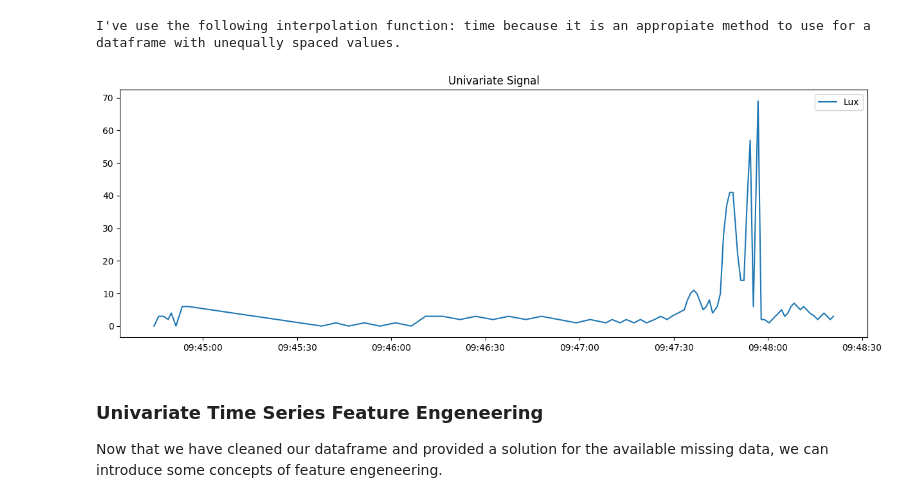
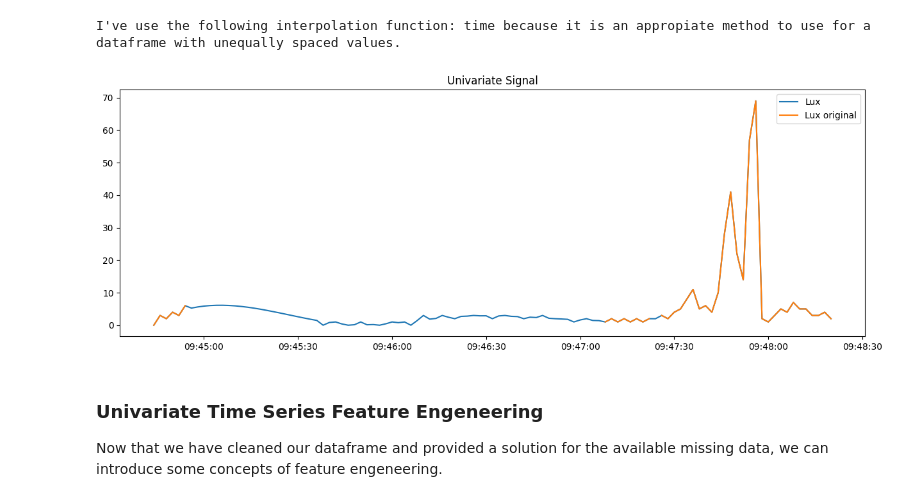
Before and after one commit to cesarz10/Data-Analytics-Healthcare, a Jupyter notebook: Lab_3_mobile/Lab_3_Mobile.ipynb, the cells around one changed output. Saved outputs shown, nothing was run; the diff lists cells and outputs as text; code cells hidden in the pictures.

```diff
--- a/Lab_3_mobile/Lab_3_Mobile.ipynb
+++ b/Lab_3_mobile/Lab_3_Mobile.ipynb
@@ -292,7 +295,8 @@ We still want our signal to be represented as an 0.5Hz time series. We have a va
 
 **Use the Pandas resample functionality and always keep the first value found. Warning: the resample function requires you to provide the sampling period instead of the sampling rate!**
 # %%
-resampled = df.resample('0.00833T').first() # minutes to seconds -> 0.5/60 = 0.00833...
+# resampled = df.resample('0.00833T').first() # minutes to seconds -> 0.5/60 = 0.00833...
+resampled = df.resample('2s').first() # minutes to seconds -> 0.5/60 = 0.00833...
 
 resampled
 # %% [output]
@@ -343,7 +347,7 @@ We don't want these gaps in our data. To solve this, we can interpolate the time
 
 **Use the Pandas interpolate function and try to fill in the gap as realistic as possible. Use an appropriate interpolation technique and explain why you would use this technique here. Make a plot to show that your interpolation function works** <br> https://pandas.pydata.org/docs/reference/api/pandas.DataFrame.interpolate.html#pandas-dataframe-interpolate
 # %%
-resampled['interpolated_value'] = resampled['value'].interpolate(method='time')
+resampled['interpolated_value'] = resampled['value'].interpolate(method='spline', order=3)
 resampled
 # %% [output]
 |  | time | elapsed_seconds | value | time_utc | time_belgium | interpolated_value |
@@ -370,13 +374,14 @@ I've use the following interpolation function: time because it is an appropiate
 # %%
 fig, axes = plt.subplots(1, figsize=(15, 5))
 
 # Now, let's plot the lux values
 axes.plot(resampled['interpolated_value'],label='Lux')
+axes.plot(resampled['value'],label='Lux original')
 axes.set_title("Univariate Signal")
 axes.legend()
 plt.show()
 # %% [output]
-[figure, old version]
+[figure, new version]
 # %% [markdown]
 ### Univariate Time Series Feature Engeneering
 
```
Also changed, not shown: parts of 22 cells of this notebook.
